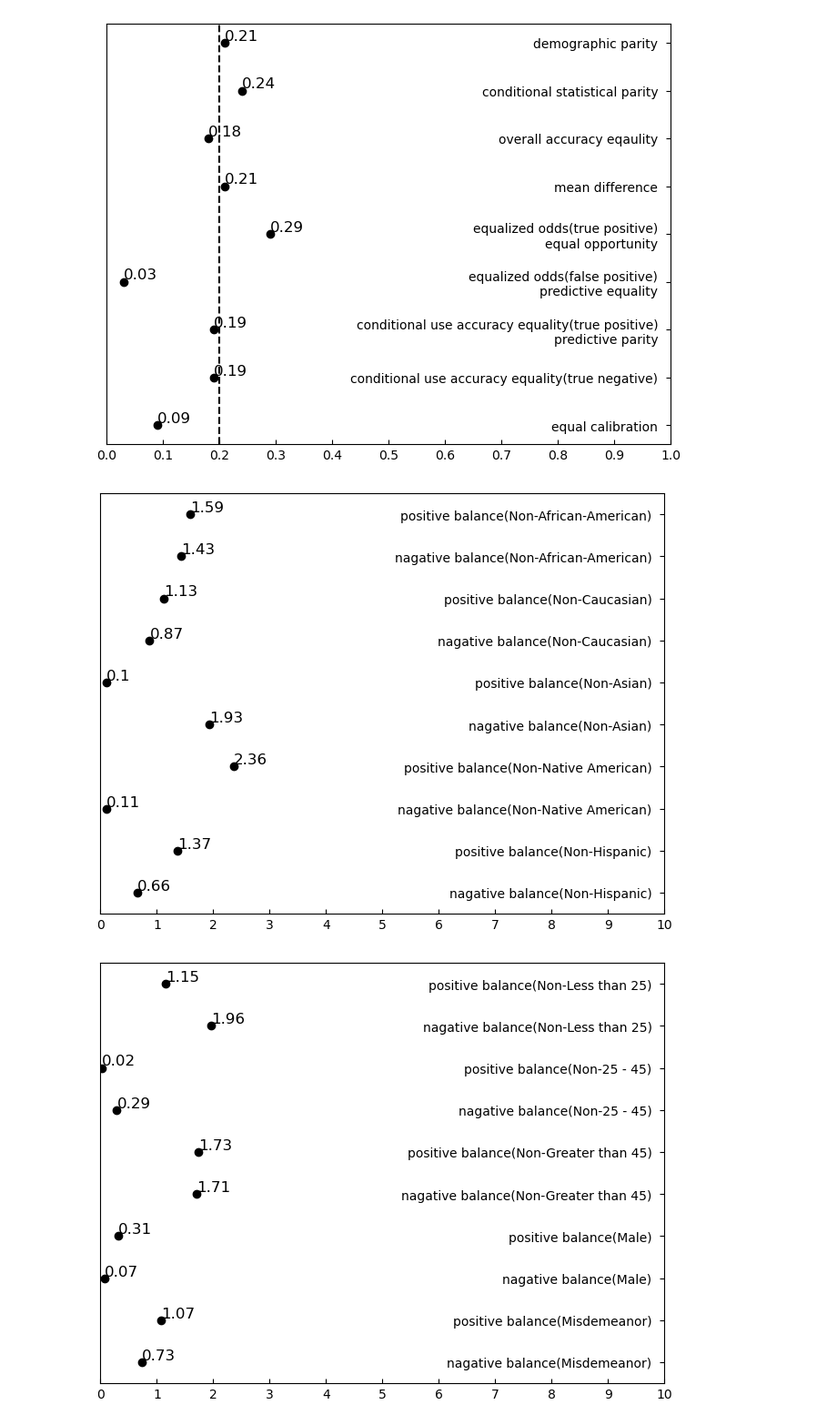
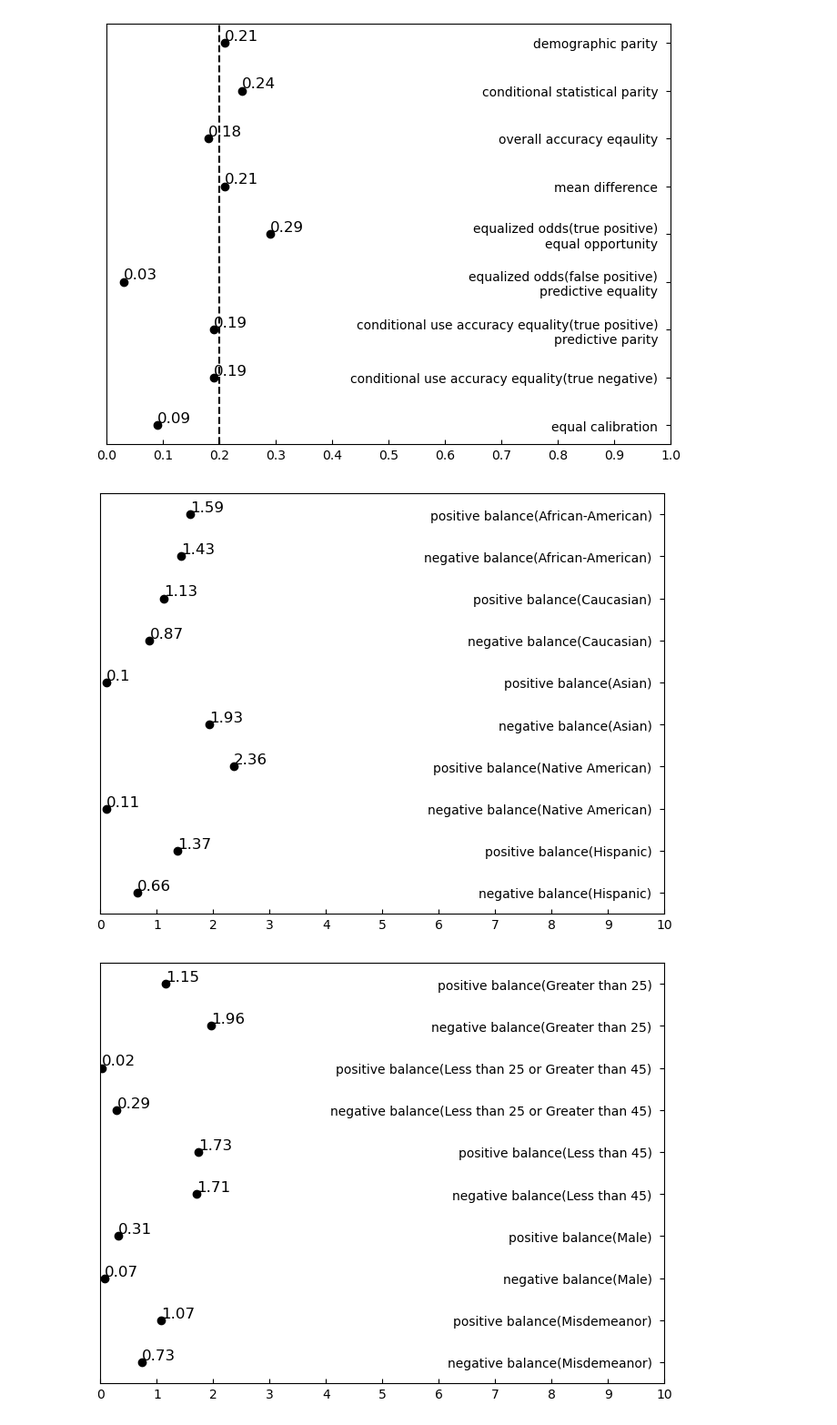
Before and after one commit to RexYuan/Shu, a Jupyter notebook: paper/images/plot.ipynb, the cells around one changed output. Shown at 91% size. Saved outputs shown, nothing was run; the diff lists cells and outputs as text; code cells hidden in the pictures.

```diff
--- a/paper/images/plot.ipynb
+++ b/paper/images/plot.ipynb
@@ -142,35 +142,35 @@ def plot_balacne(name, data):
     # Show plot
     plt.savefig(f"{name}.pdf", bbox_inches='tight')
 # %%
-data = [(1.59, 'positive balance(Non-African-American)'),
-        (1.43, 'nagative balance(Non-African-American)'),
-        (1.13, 'positive balance(Non-Caucasian)'),
-        (0.87, 'nagative balance(Non-Caucasian)'),
-        (0.1,  'positive balance(Non-Asian)'),
-        (1.93, 'nagative balance(Non-Asian)'),
-        (2.36, 'positive balance(Non-Native American)'),
-        (0.11, 'nagative balance(Non-Native American)'),
-        (1.37, 'positive balance(Non-Hispanic)'),
-        (0.66, 'nagative balance(Non-Hispanic)'),]
+data = [(1.59, 'positive balance(African-American)'),
+        (1.43, 'negative balance(African-American)'),
+        (1.13, 'positive balance(Caucasian)'),
+        (0.87, 'negative balance(Caucasian)'),
+        (0.1,  'positive balance(Asian)'),
+        (1.93, 'negative balance(Asian)'),
+        (2.36, 'positive balance(Native American)'),
+        (0.11, 'negative balance(Native American)'),
+        (1.37, 'positive balance(Hispanic)'),
+        (0.66, 'negative balance(Hispanic)'),]
 data.reverse()
 plot_balacne("race balance", data)
 # %% [output]
-[figure, old version]
+[figure, new version]
 # %%
-data = [(1.15, 'positive balance(Non-Less than 25)'),
-        (1.96, 'nagative balance(Non-Less than 25)'),
-        (0.02, 'positive balance(Non-25 - 45)'),
-        (0.29, 'nagative balance(Non-25 - 45)'),
-        (1.73, 'positive balance(Non-Greater than 45)'),
-        (1.71, 'nagative balance(Non-Greater than 45)'),
+data = [(1.15, 'positive balance(Greater than 25)'),
+        (1.96, 'negative balance(Greater than 25)'),
+        (0.02, 'positive balance(Less than 25 or Greater than 45)'),
+        (0.29, 'negative balance(Less than 25 or Greater than 45)'),
+        (1.73, 'positive balance(Less than 45)'),
+        (1.71, 'negative balance(Less than 45)'),
         (0.31, 'positive balance(Male)'),
-        (0.07, 'nagative balance(Male)'),
+        (0.07, 'negative balance(Male)'),
         (1.07, 'positive balance(Misdemeanor)'),
-        (0.73, 'nagative balance(Misdemeanor)'),]
+        (0.73, 'negative balance(Misdemeanor)'),]
 data.reverse()
 plot_balacne("misc balance", data)
 # %% [output]
-[figure, old version]
+[figure, new version]
 # %%
 data = [(0.04, 'demographic parity'),
         (0.04, 'conditional statistical parity'),
```
Also changed, not shown: parts of 10 cells of this notebook, 21 other files.
